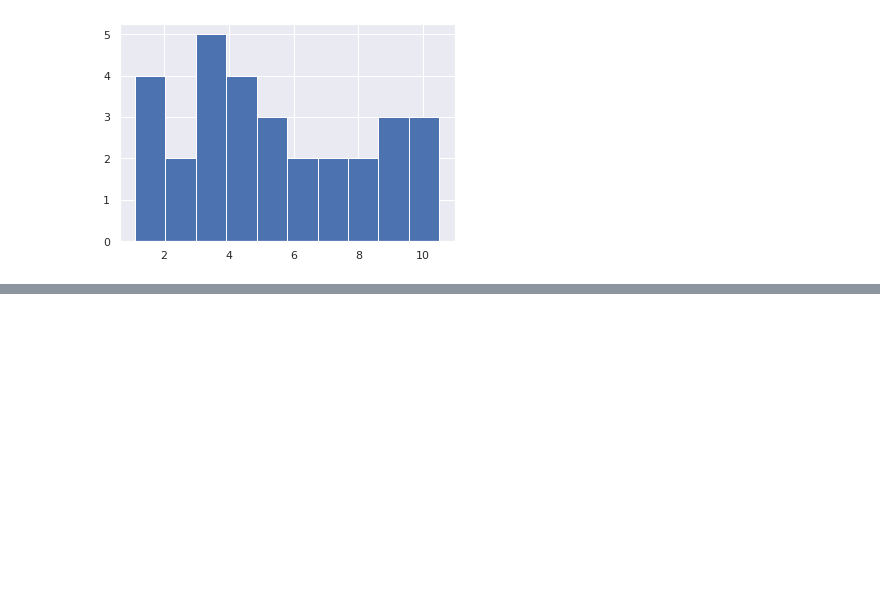
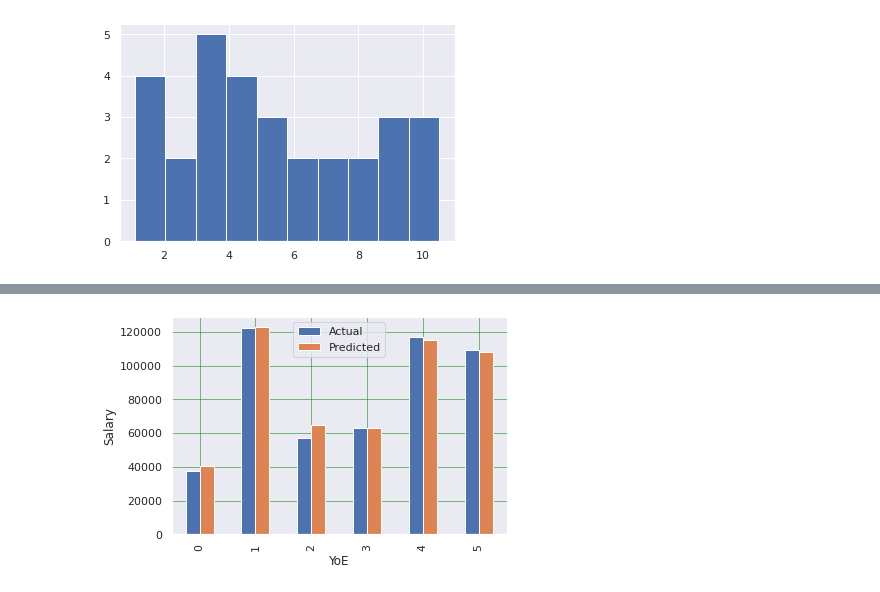
Before and after one commit to Iamsbharti/ML-AI, a Jupyter notebook: algorithms/Liner-Regression/Linear_Reg.ipynb, the cells around one changed output, grey strips where cells are left out. Saved outputs shown, nothing was run; the diff lists cells and outputs as text; code cells hidden in the pictures; blank space fills up the shorter version.

Commit message:
train ,test , visualize the prediction

```diff
--- a/algorithms/Liner-Regression/Linear_Reg.ipynb
+++ b/algorithms/Liner-Regression/Linear_Reg.ipynb
@@ -219,3 +219,14 @@ X = salary_df.YearsExperience.values.reshape(-1,1);
 y = salary_df.Salary.values.reshape(-1,1);
 
 X_train,X_test,y_train,y_test = train_test_split(X,y,test_size = 0.2,random_state = 0);
+# %%
+# now we have splitted our data set , we will train our model on training set and
+# test data test the model with.
+# For this we will use LinearRegression Class, instantiate it and use fit() method along with
+# our training data
+
+# Initialize
+regressor = LinearRegression()
+
+# train the model
+regressor.fit(X_train,y_train)
@@ -221,0 +243,7 @@ X_train,X_test,y_train,y_test = train_test_split(X,y,test_size = 0.2,random_stat
+# %%
+# now after training the model , we will make some predictions using our test data and then
+# see how accuretly our algorithm predicts the percentage score.
+
+y_pred = regressor.predict(X_test)
+print(y_pred)
+print(y_test)
@@ -221,0 +263,4 @@ X_train,X_test,y_train,y_test = train_test_split(X,y,test_size = 0.2,random_stat
+# %%
+# now we will compare the actual output values for X_test with the predicted values,
+test_prediction_df = pd.DataFrame({'Actual':y_test.flatten(),'Predicted':y_pred.flatten()})
+test_prediction_df
@@ -221,0 +275,10 @@ X_train,X_test,y_train,y_test = train_test_split(X,y,test_size = 0.2,random_stat
+# %%
+# visualizing the prediction
+test_prediction_df.plot(kind='bar')
+plt.grid(which = 'major' ,linestyle = '-', linewidth = '0.5' , color = 'green')
+plt.grid(which = 'minor' ,linestyle = '-', linewidth = '0.5' ,color = 'blue')
+plt.xlabel('YoE')
+plt.ylabel('Salary')
+plt.show()
+# %% [output]
+[figure, added]
```
Also changed, not shown: parts of 4 cells of this notebook.
